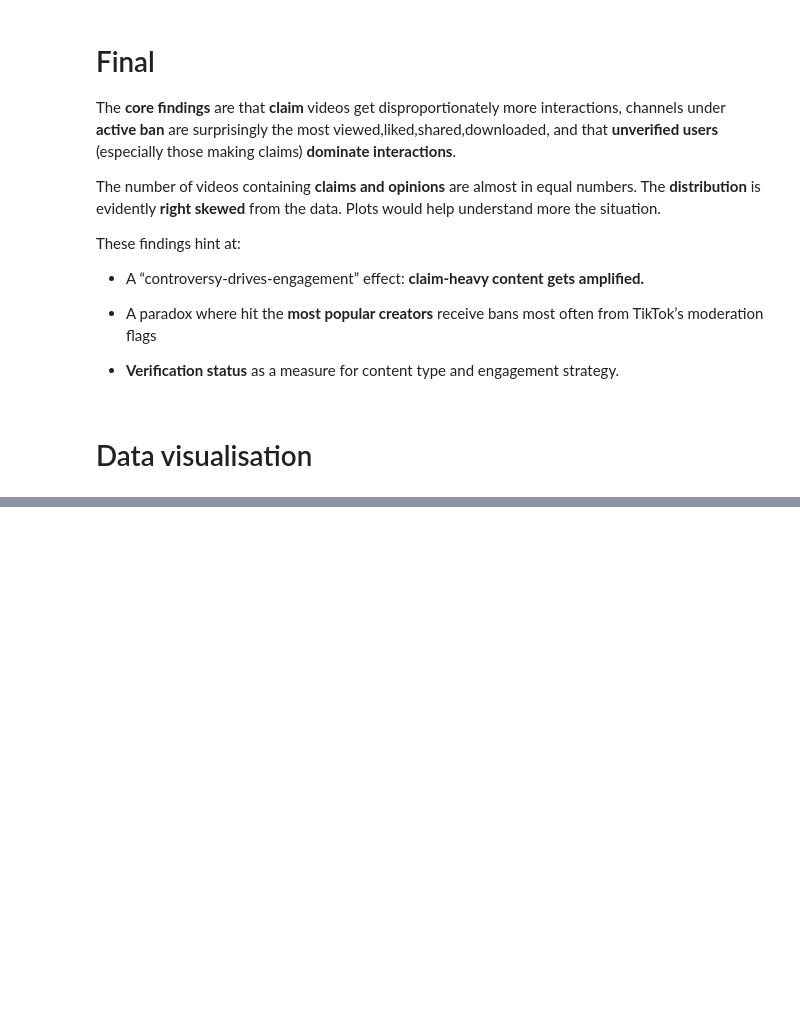
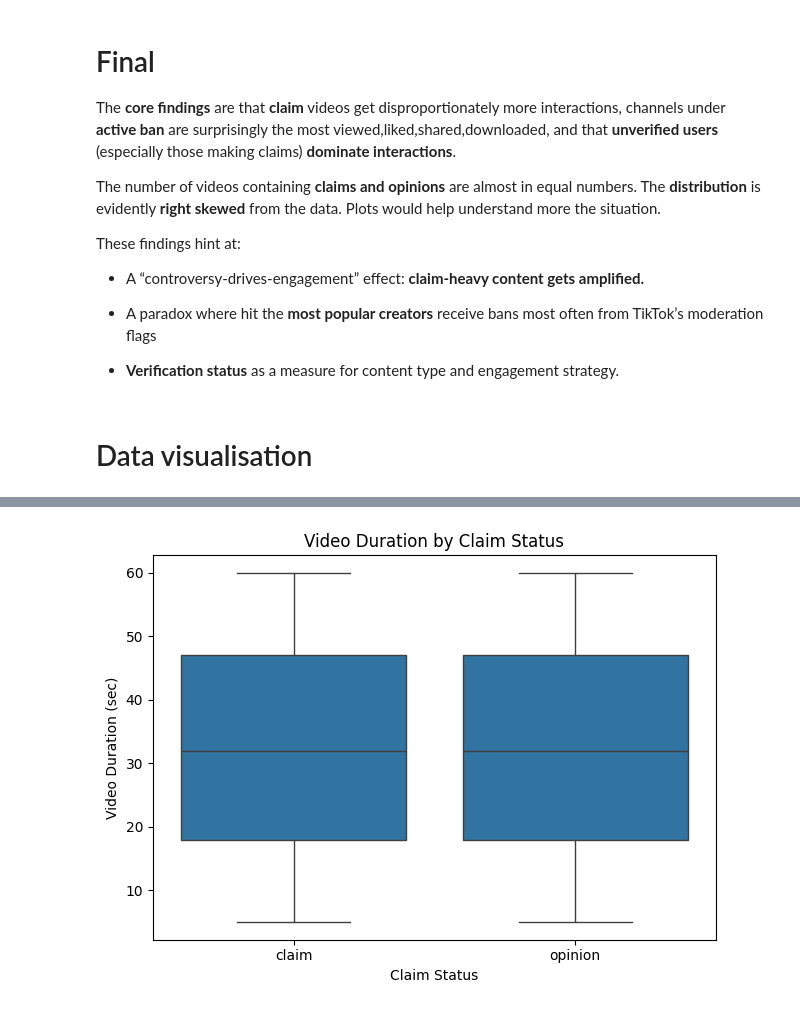
Before and after one commit to barbavegeta/Tik_Tok_Project-Google_Advanced_Data_Analytics, a Jupyter notebook: Tik_Tok_Google_Advanced_Data_Analytics.ipynb, the cells around one changed output, grey strips where cells are left out. Drawn from its saved outputs; the diff is of its cells as text; code cells hidden in the pictures; blank space fills up the shorter version.

```diff
--- a/Tik_Tok_Google_Advanced_Data_Analytics.ipynb
+++ b/Tik_Tok_Google_Advanced_Data_Analytics.ipynb
@@ -219,0 +371,11 @@ plt.show()
+# %%
+# 2. Distribution of video durations by claim status
+plt.figure()
+sns.boxplot(data=tik_tok_df, x='claim_status', y='video_duration_sec')
+plt.title("Video Duration by Claim Status")
+plt.xlabel("Claim Status")
+plt.ylabel("Video Duration (sec)")
+plt.tight_layout()
+plt.show()
+# %% [output]
+[figure, added]
```
Also changed, not shown: parts of 32 cells of this notebook.
